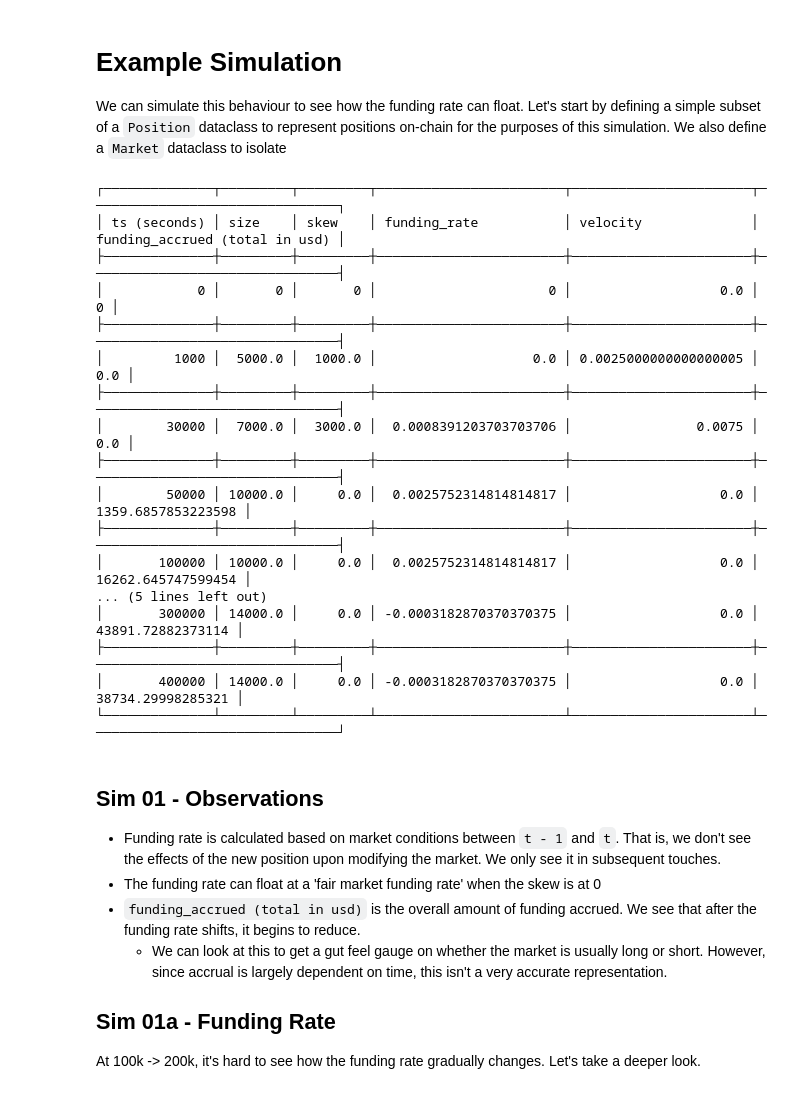
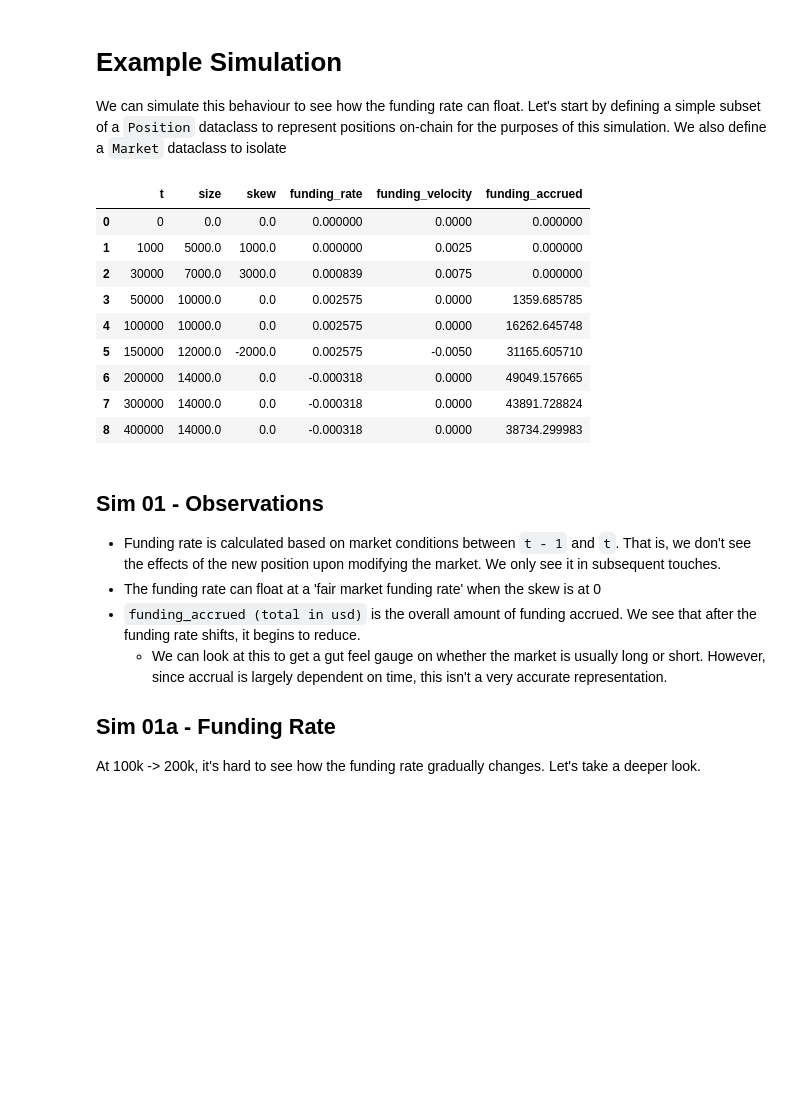
Before and after one commit to davidvuong/perpsv2-funding, a Jupyter notebook: main.ipynb, the cells around one changed output. Drawn from its saved outputs; the diff is of its cells as text; code cells hidden in the pictures; blank space fills up the shorter version.

```diff
--- a/main.ipynb
+++ b/main.ipynb
@@ -115,24 +130,24 @@ import sys
 # %%
-from pprint import pprint
-import tabletext
+import pandas as pd
+from IPython.display import display
 
 
-def ppint_sim_events(events: List[List[Union[int, float, str]]]) -> None:
-    columns = ['ts (seconds)', 'size', 'skew', 'funding_rate', 'velocity', 'funding_accrued (total in usd)']
-    print(tabletext.to_text([columns] + events))
+def ppint_sim_events(events) -> None:
+    df = pd.DataFrame(events)
+    display(df)
 
 
 def sim(market, intervals, events):
     for interval in intervals:
         market.modify_position(interval['t'], interval['size_usd'])
-        events.append([
-            market.last_modified_at,
-            market.size,
-            market.skew,
-            market.funding_rate,
-            market.funding_rate_velocity(),
-            market.funding_accrued,
-        ])
+        events.append({
+            't': market.last_modified_at,
+            'size': market.size,
+            'skew': market.skew,
+            'funding_rate': market.funding_rate,
+            'funding_velocity': market.funding_rate_velocity(),
+            'funding_accrued': market.funding_accrued,
+        })
     return events
 
 
@@ -143,51 +158,51 @@ def simulation_01():
         {'t': 1000, 'size_usd': 1_000_000},
         {'t': 30_000, 'size_usd': 2_000_000},
         {'t': 50_000, 'size_usd': -3_000_000},
         {'t': 100_000, 'size_usd': None},
         {'t': 150_000, 'size_usd': -2_000_000},
         {'t': 200_000, 'size_usd': 2_000_000},
         {'t': 300_000, 'size_usd': None},
         {'t': 400_000, 'size_usd': None},
     ]
 
     # Initial market conditions. We start with a perfectly balanced skew with 2M in both directions.
     market = Market(
         positions=[],
         last_modified_at=0,
         price=price,
         skew_scale_usd=FUNDING_VELOCITY_SCALE,
         max_funding_pct=MAX_FUNDING_VELOCITY,
     )
 
     market.modify_position(0, -2_000_000)
     market.modify_position(0, 2_000_000)
 
     events = [
-        [0, 0, 0, 0, market.funding_rate_velocity(), 0]
+        {
+            't': 0,
+            'size': 0,
+            'skew': 0,
+            'funding_rate': 0,
+            'funding_velocity': market.funding_rate_velocity(),
+            'funding_accrued': 0,
+        }
     ]
     return sim(market, intervals, events)
 
 
 sim_01_res = simulation_01()
 ppint_sim_events(sim_01_res)
 # %% [output]
-┌──────────────┬─────────┬─────────┬────────────────────────┬───────────────────────┬────────────────────────────────┐
-│ ts (seconds) │ size    │ skew    │ funding_rate           │ velocity              │ funding_accrued (total in usd) │
-├──────────────┼─────────┼─────────┼────────────────────────┼───────────────────────┼────────────────────────────────┤
-│            0 │       0 │       0 │                      0 │                   0.0 │                              0 │
-├──────────────┼─────────┼─────────┼────────────────────────┼───────────────────────┼────────────────────────────────┤
-│         1000 │  5000.0 │  1000.0 │                    0.0 │ 0.0025000000000000005 │                            0.0 │
-├──────────────┼─────────┼─────────┼────────────────────────┼───────────────────────┼────────────────────────────────┤
-│        30000 │  7000.0 │  3000.0 │  0.0008391203703703706 │                0.0075 │                            0.0 │
-├──────────────┼─────────┼─────────┼────────────────────────┼───────────────────────┼────────────────────────────────┤
-│        50000 │ 10000.0 │     0.0 │  0.0025752314814814817 │                   0.0 │             1359.6857853223598 │
-├──────────────┼─────────┼─────────┼────────────────────────┼───────────────────────┼────────────────────────────────┤
-│       100000 │ 10000.0 │     0.0 │  0.0025752314814814817 │                   0.0 │             16262.645747599454 │
-... (5 lines left out)
-│       300000 │ 14000.0 │     0.0 │ -0.0003182870370370375 │                   0.0 │              43891.72882373114 │
-├──────────────┼─────────┼─────────┼────────────────────────┼───────────────────────┼────────────────────────────────┤
-│       400000 │ 14000.0 │     0.0 │ -0.0003182870370370375 │                   0.0 │              38734.29998285321 │
-└──────────────┴─────────┴─────────┴────────────────────────┴───────────────────────┴────────────────────────────────┘
+|  | t | size | skew | funding_rate | funding_velocity | funding_accrued |
+| 0 | 0 | 0.0 | 0.0 | 0.000000 | 0.0000 | 0.000000 |
+| 1 | 1000 | 5000.0 | 1000.0 | 0.000000 | 0.0025 | 0.000000 |
+| 2 | 30000 | 7000.0 | 3000.0 | 0.000839 | 0.0075 | 0.000000 |
+| 3 | 50000 | 10000.0 | 0.0 | 0.002575 | 0.0000 | 1359.685785 |
+| 4 | 100000 | 10000.0 | 0.0 | 0.002575 | 0.0000 | 16262.645748 |
+| 5 | 150000 | 12000.0 | -2000.0 | 0.002575 | -0.0050 | 31165.605710 |
+| 6 | 200000 | 14000.0 | 0.0 | -0.000318 | 0.0000 | 49049.157665 |
+| 7 | 300000 | 14000.0 | 0.0 | -0.000318 | 0.0000 | 43891.728824 |
+| 8 | 400000 | 14000.0 | 0.0 | -0.000318 | 0.0000 | 38734.299983 |
 # %% [markdown]
 ## Sim 01 - Observations
 
```
Also changed, not shown: parts of 4 cells of this notebook.
